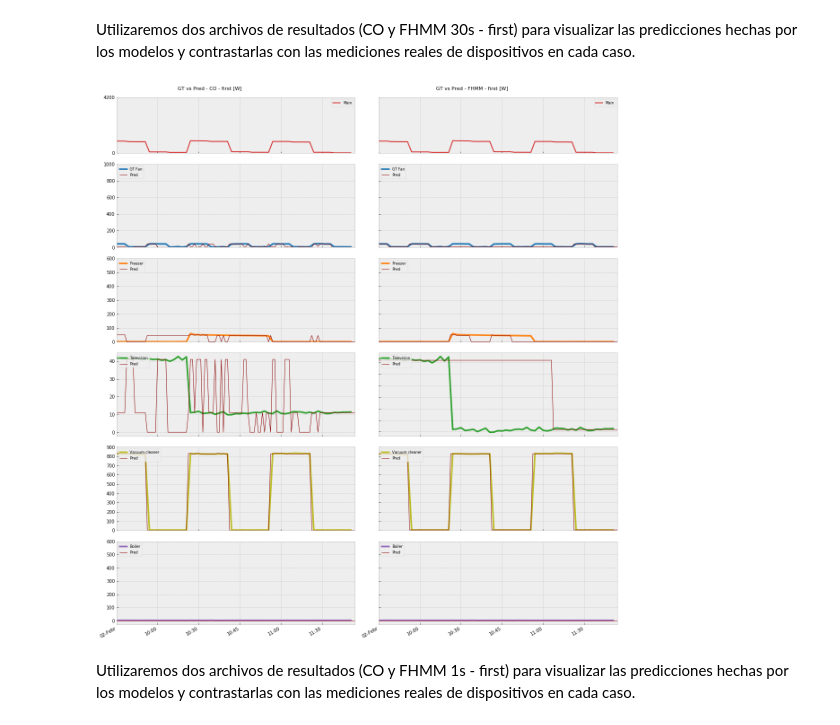
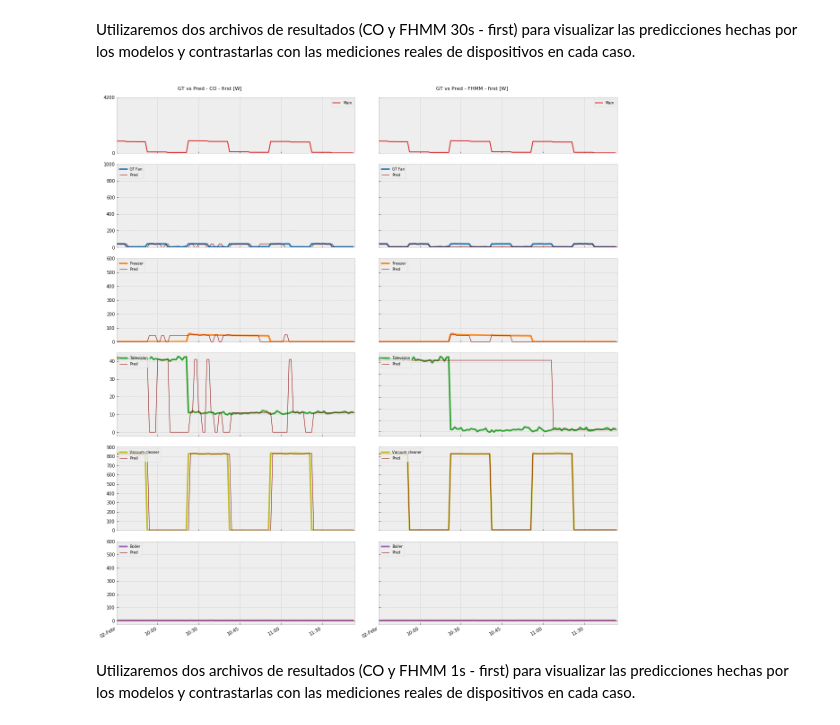
Before and after one commit to crn565/ozm_v2, a Jupyter notebook: 6.- VALIDACION.ipynb, the cells around one changed output. Drawn from its saved outputs; the diff is of its cells as text; code cells hidden in the pictures.

```diff
--- a/6.- VALIDACION.ipynb
+++ b/6.- VALIDACION.ipynb
@@ -279,22 +281,23 @@ pass
 Utilizaremos dos archivos de resultados (CO y FHMM 30s - first) para visualizar las predicciones hechas por los modelos y contrastarlas con las mediciones reales de dispositivos en cada caso.
 # %%
 #resultados de predicción modelo CO 30s
-CO_60s_first=DataSet(data_dir+'NILM/Results/CO_30s_first_pred.h5')
-elec_CO_60s_first=CO_60s_first.buildings[1].elec
-#resultados de predicción modelo FHMM 60s
-FHMM_60s_first=DataSet(data_dir+'NILM/Results/FHMM_30s_first_pred.h5')
-elec_FHMM_60s_first= FHMM_60s_first.buildings[1].elec
+CO_30s_first=DataSet(data_dir+'NILM/Results/CO_30s_first_pred.h5')
+elec_CO_30s_first=CO_60s_first.buildings[1].elec
+
+#resultados de predicción modelo FHMM 30s
+FHMM_30s_first=DataSet(data_dir+'NILM/Results/FHMM_30s_first_pred.h5')
+elec_FHMM_30s_first= FHMM_30s_first.buildings[1].elec
 
 
 #Carga de datos de predicciones y GT en memoria
-gt=valid_elec.dataframe_of_meters(ac_type='active', sample_period=60, resample_kwargs={'how':'first'})
+gt=valid_elec.dataframe_of_meters(ac_type='active', sample_period=30, resample_kwargs={'how':'first'})
 gt.columns=list(Meters.values())
 
-pred_CO=elec_CO_60s_first.dataframe_of_meters(ac_type='active')
+pred_CO=elec_CO_30s_first.dataframe_of_meters(ac_type='active')
 pred_CO.columns=[list(Meters.values())[0]]+list(Meters.values())[1:6]
 
 
-pred_FHMM=elec_FHMM_60s_first.dataframe_of_meters(ac_type='active')
+pred_FHMM=elec_FHMM_30s_first.dataframe_of_meters(ac_type='active')
 pred_FHMM.columns=[list(Meters.values())[0]]+list(Meters.values())[1:6]
 
 
@@ -305,7 +308,7 @@ rcParams['figure.figsize'] = (20, 24)
 fig, ((ax_a,ax_b),(ax1,ax7),(ax2,ax8),(ax3,ax9),  (ax4,ax10),(ax5,ax11)) = plt.subplots(6, 2, sharex=True, gridspec_kw={'hspace': 0.14,'wspace': 0.1,
                                                                                        'height_ratios':[2,3,3,3,3,3]})
 
-t='60s'; m1='_CO'; m2='_FHMM'; f=8
+t='30s'; m1='_CO'; m2='_FHMM'; f=8
 pred=[pred_CO, pred_FHMM]
 ax=[[ax_a,ax1,ax2,ax3,ax4,ax5],[ax_b,ax7,ax8,ax9,ax10,ax11]]
 
@@ -327,34 +330,34 @@ for i in range(2):
     ax[i][2].set_ylim(0,600)
 
     gt['television'].plot(ax=ax[i][3],lw=3.5, c='tab:green')
     pred[i]['television'].plot(ax=ax[i][3], c='darkred', lw=1)
     ax[i][3].legend(labels=['Television','Pred'], fontsize=f, loc='upper left', ncol=1)
 
 
     gt['vacuum cleaner'].plot(ax=ax[i][4], lw=3.5, c='tab:olive')
     pred[i]['vacuum cleaner'].plot(ax=ax[i][4], c='darkred', lw=1)
     ax[i][4].legend(labels=['Vacuum cleaner','Pred'], fontsize=f, loc='upper left', ncol=1)
     ax[i][4].set_ylim(0,900)
 
     gt['boiler'].plot(ax=ax[i][5], lw=3.5, c='tab:purple')
     pred[i]['boiler'].plot(ax=ax[i][5], c='darkred', lw=1)
     ax[i][5].legend(labels=['Boiler','Pred'], fontsize=f, loc='upper left', ncol=1)
     ax[i][5].set_ylim(-30,600)
 
 
 
 
     ax[i][5].minorticks_off()
   #  ax[i][6].set(xticks=['2022-02-02 00:00:00+01:00','2022-02-02 06:00:00+01:00','2022-02-02 12:00:00+01:00','2022-02-02 12:00:00+01:00','2022-02-02 18:00:00+01:00','2022-02-02 23:50:00+01:00'])
     ax[i][5].set_xticklabels(labels=['02-Febr','10:00','10:30','10:45','11:00','11:30','12:00','12:30','13:00'])
 
 for a in ax[1]: a.set_yticklabels([])
 fig.text(0.22, 0.89,'GT vs Pred - CO - first [W]', fontsize=11)
 fig.text(0.62, 0.89,'GT vs Pred - FHMM - first [W]', fontsize=11)
 plt.savefig('./data/images/5.3_Plot_valid_30s.svg', bbox_inches='tight', transparent=True)
 pass
 # %% [output]
-[figure, old version]
+[figure, new version]
 # %% [markdown]
 Utilizaremos dos archivos de resultados (CO y FHMM 1s - first) para visualizar las predicciones hechas por los modelos y contrastarlas con las mediciones reales de dispositivos en cada caso.
 # %%
```
Also changed, not shown: parts of 4 cells of this notebook, 3 other files.
